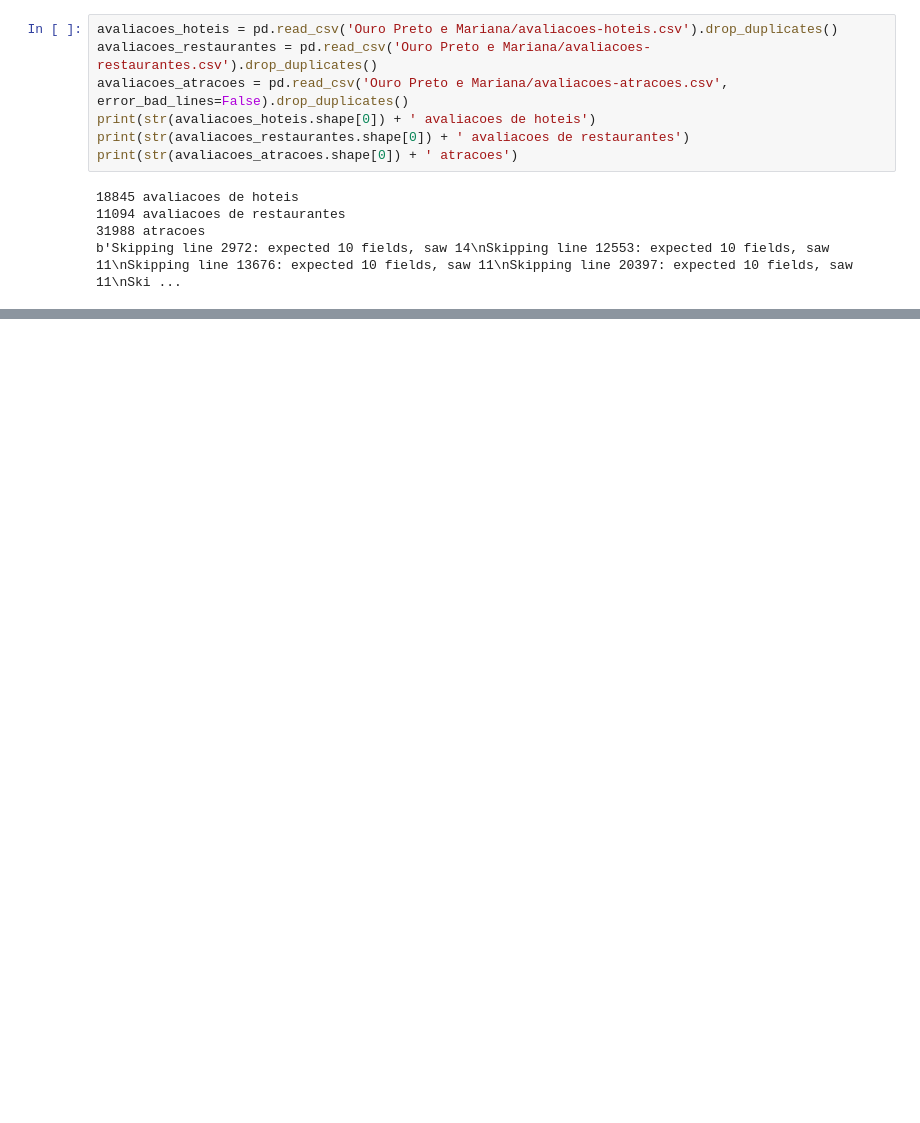
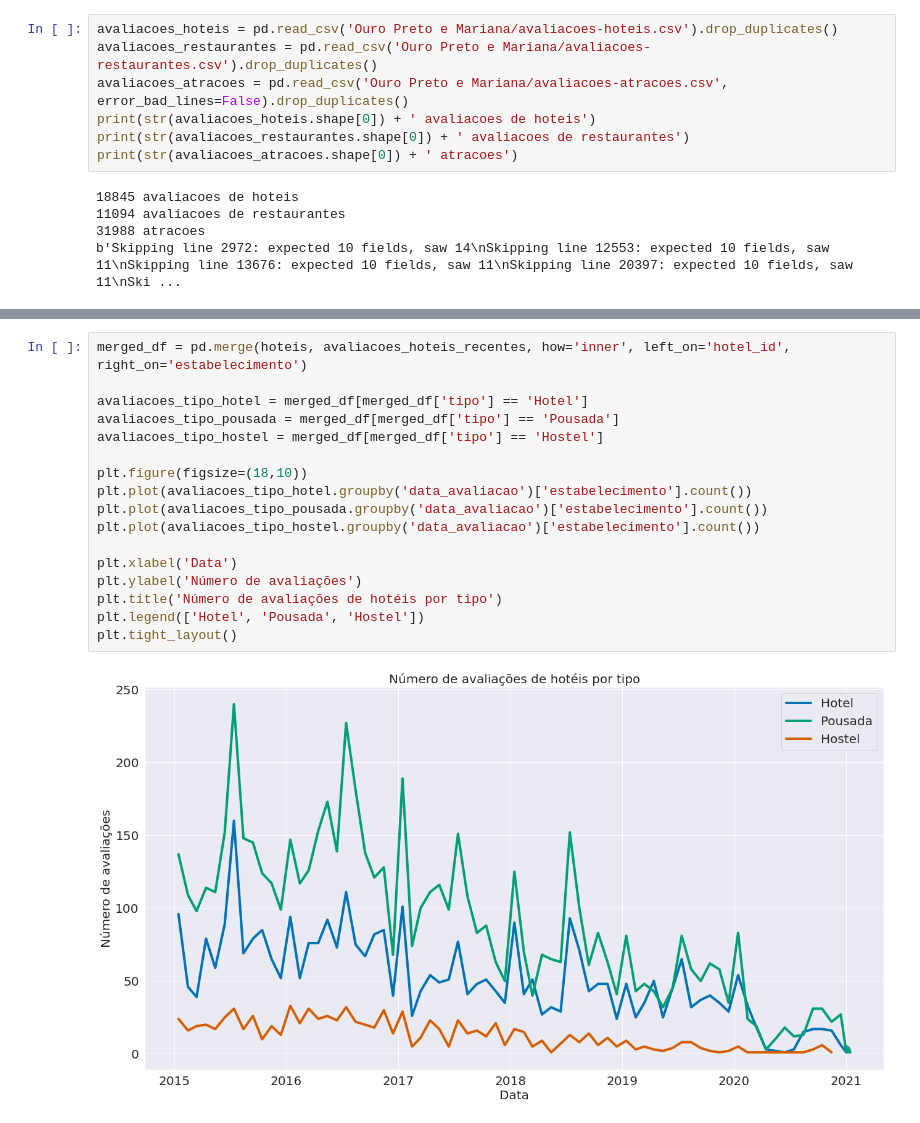
Before and after one commit to viengg/tripadvisor-scraper, a Jupyter notebook: analysis.ipynb, the cells around one changed output, grey strips where cells are left out. Cells and saved outputs as stored; diff of their text form; blank space fills up the shorter version.

```diff
--- a/analysis.ipynb
+++ b/analysis.ipynb
@@ -116,0 +128,19 @@ Text(0, 0.5, 'Número de avaliações')
+# %%
+merged_df = pd.merge(hoteis, avaliacoes_hoteis_recentes, how='inner', left_on='hotel_id', right_on='estabelecimento')
+
+avaliacoes_tipo_hotel = merged_df[merged_df['tipo'] == 'Hotel']
+avaliacoes_tipo_pousada = merged_df[merged_df['tipo'] == 'Pousada']
+avaliacoes_tipo_hostel = merged_df[merged_df['tipo'] == 'Hostel']
+
+plt.figure(figsize=(18,10))
+plt.plot(avaliacoes_tipo_hotel.groupby('data_avaliacao')['estabelecimento'].count())
+plt.plot(avaliacoes_tipo_pousada.groupby('data_avaliacao')['estabelecimento'].count())
+plt.plot(avaliacoes_tipo_hostel.groupby('data_avaliacao')['estabelecimento'].count())
+
+plt.xlabel('Data')
+plt.ylabel('Número de avaliações')
+plt.title('Número de avaliações de hotéis por tipo')
+plt.legend(['Hotel', 'Pousada', 'Hostel'])
+plt.tight_layout()
+# %% [output]
+[figure, added]
```
Also changed, not shown: parts of 15 cells of this notebook.
